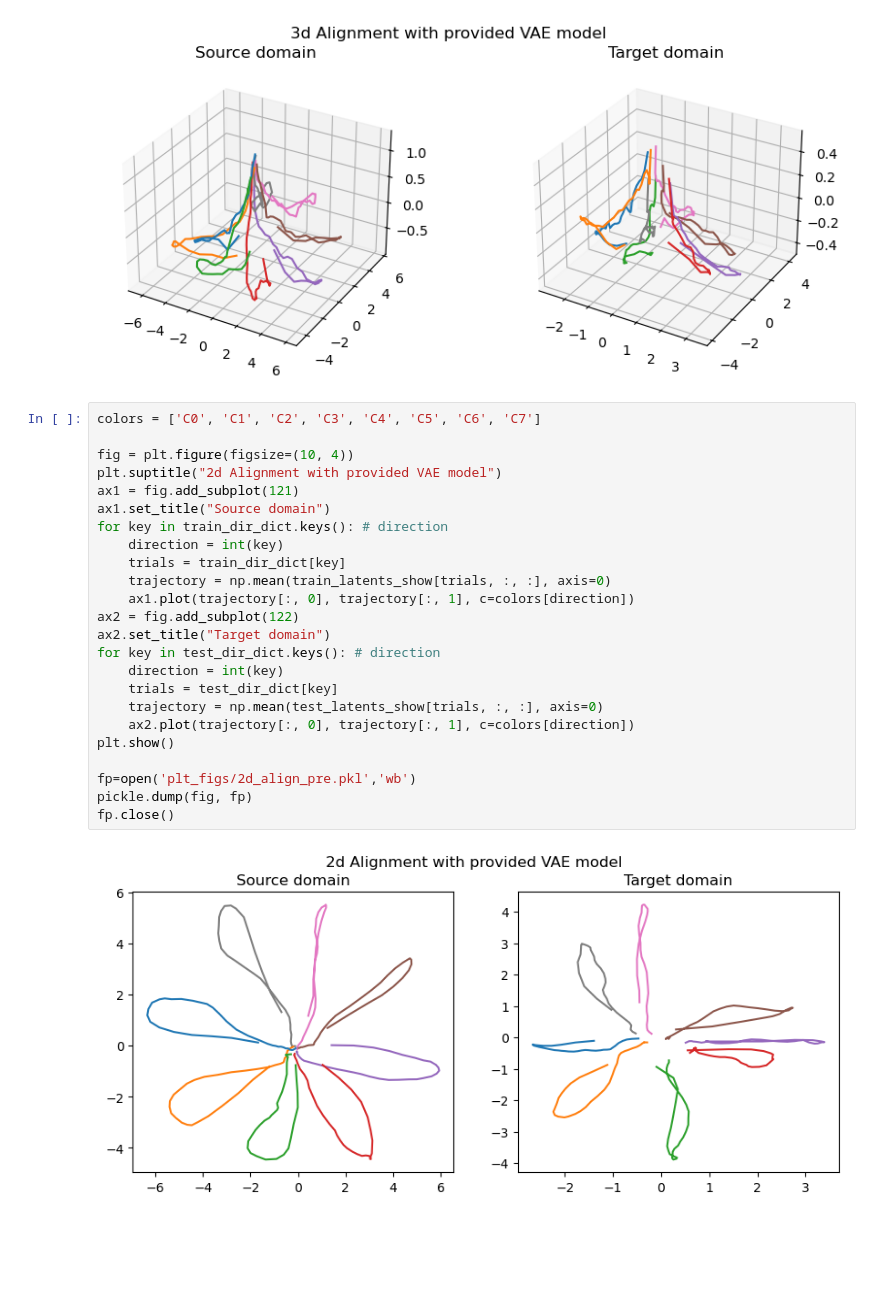
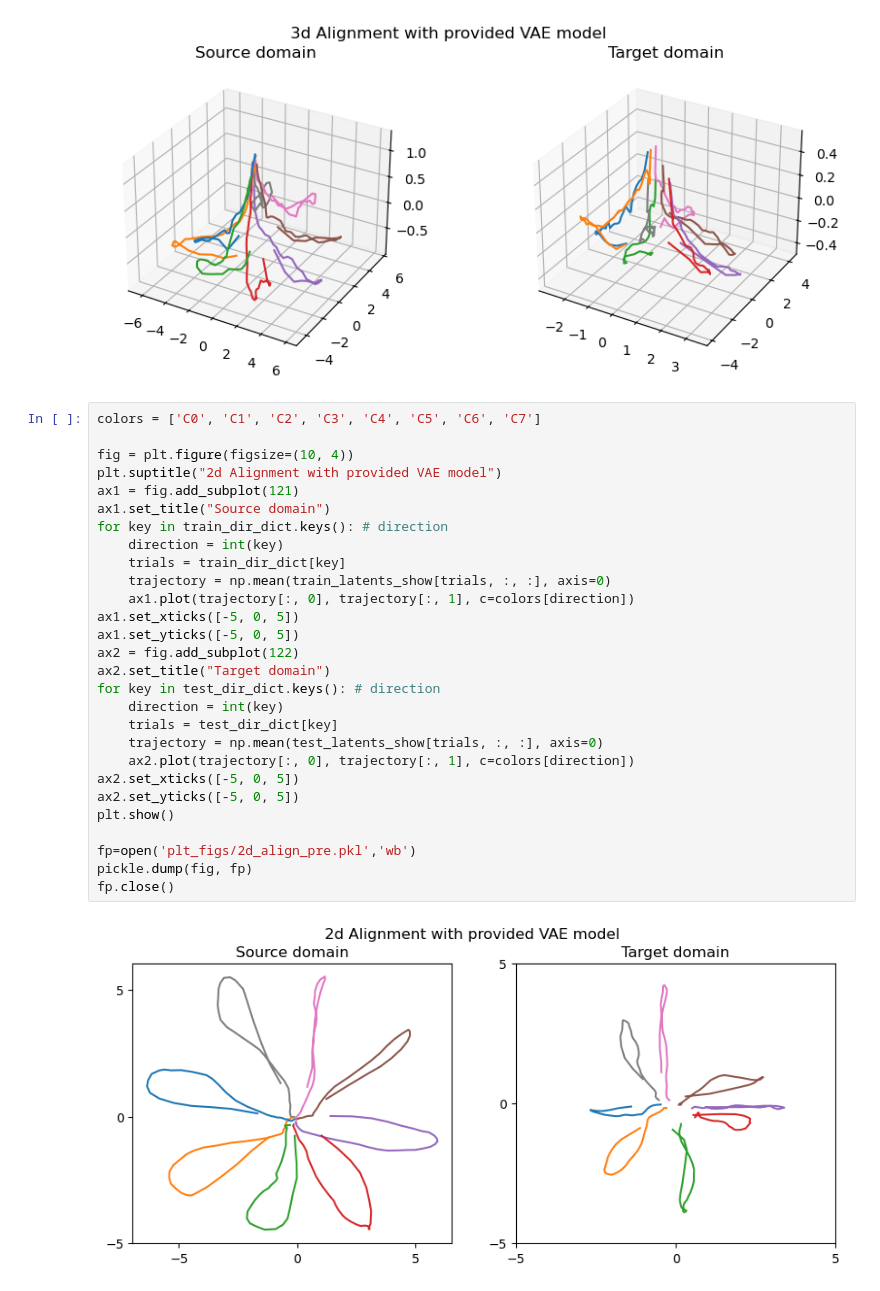
Before and after one commit to YueChen0628/ERDiff, a Jupyter notebook: ERDiff_pre.ipynb, the cells around one changed output. Saved outputs shown, nothing was run; the diff lists cells and outputs as text; blank space fills up the shorter version.

```diff
--- a/ERDiff_pre.ipynb
+++ b/ERDiff_pre.ipynb
@@ -558,26 +558,30 @@ fp.close()
 # %%
 colors = ['C0', 'C1', 'C2', 'C3', 'C4', 'C5', 'C6', 'C7']
 
 fig = plt.figure(figsize=(10, 4))
 plt.suptitle("2d Alignment with provided VAE model")
 ax1 = fig.add_subplot(121)
 ax1.set_title("Source domain")
 for key in train_dir_dict.keys(): # direction
     direction = int(key)
     trials = train_dir_dict[key]
     trajectory = np.mean(train_latents_show[trials, :, :], axis=0)
     ax1.plot(trajectory[:, 0], trajectory[:, 1], c=colors[direction])
+ax1.set_xticks([-5, 0, 5])
+ax1.set_yticks([-5, 0, 5])
 ax2 = fig.add_subplot(122)
 ax2.set_title("Target domain")
 for key in test_dir_dict.keys(): # direction
     direction = int(key)
     trials = test_dir_dict[key]
     trajectory = np.mean(test_latents_show[trials, :, :], axis=0)
     ax2.plot(trajectory[:, 0], trajectory[:, 1], c=colors[direction])
+ax2.set_xticks([-5, 0, 5])
+ax2.set_yticks([-5, 0, 5])
 plt.show()
 
 fp=open('plt_figs/2d_align_pre.pkl','wb')
 pickle.dump(fig, fp)
 fp.close()
 # %% [output]
-[figure, old version]
+[figure, new version]
```
Also changed, not shown: parts of 1 cell of this notebook, 11 other files.
